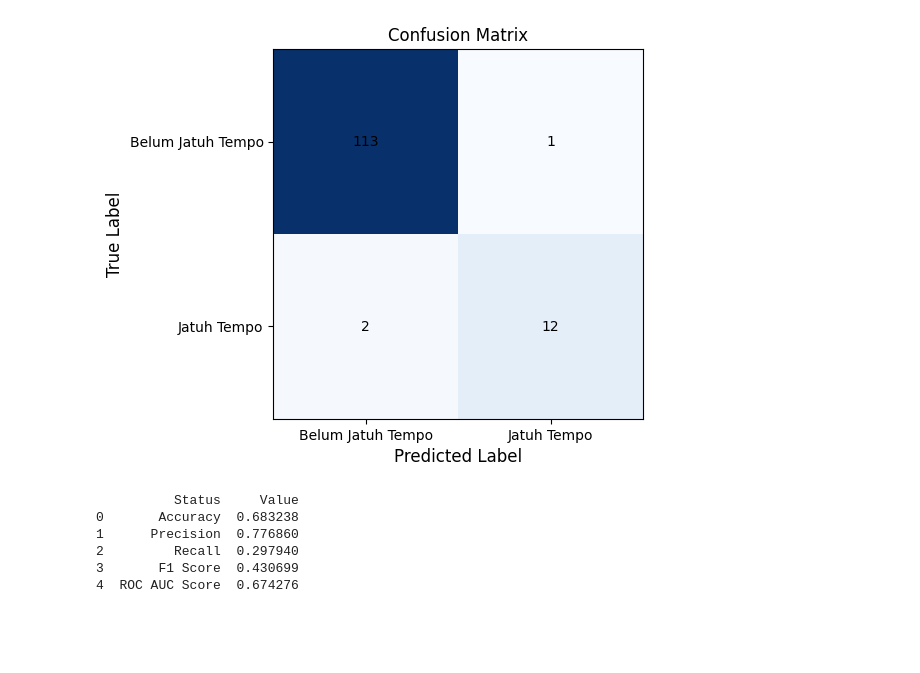
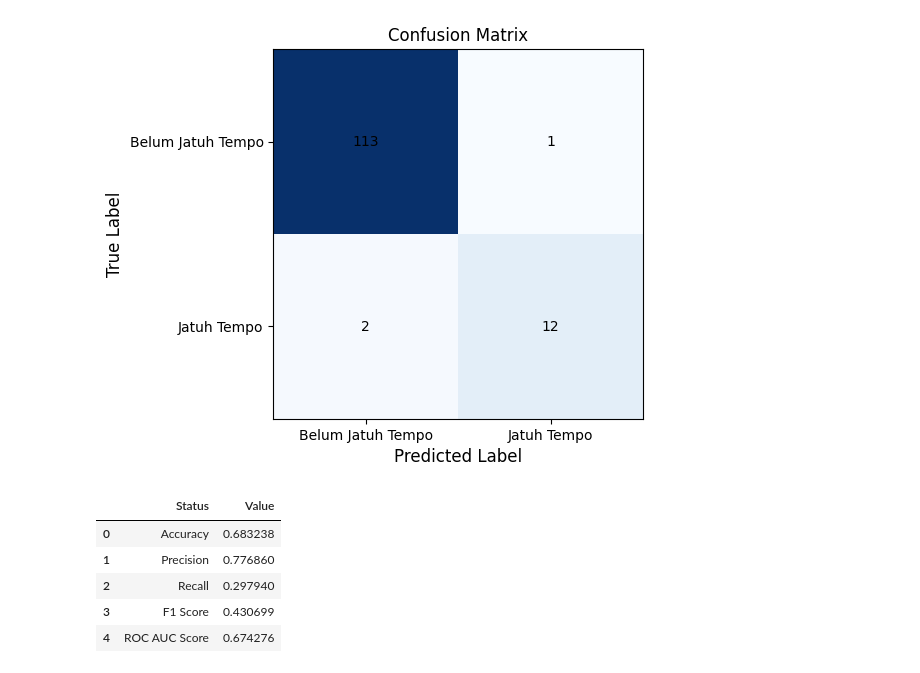
Before and after one commit to Griselda20/Artificial_Intelligence_FinalProject, a Jupyter notebook: Visualisasi/visualisasi_code.ipynb, the cells around one changed output. Cells and saved outputs as stored; diff of their text form; code cells hidden in the pictures; blank space fills up the shorter version.

```diff
--- a/Visualisasi/visualisasi_code.ipynb
+++ b/Visualisasi/visualisasi_code.ipynb
@@ -147,19 +147,23 @@ plt.show()
 [figure]
 # %%
 import pandas as pd
+from IPython.display import display, HTML
 
 # Create the DataFrame
 data = pd.DataFrame({
-    "Status": ["Accuracy", "Precision", "Recall", "F1 Score", "ROC AUC Score"],
-    "Value": [0.6832377310388783, 0.7768595041322314, 0.2979397781299525, 0.4306987399770905, 0.6742757798059735]
+  "Status": ["Accuracy", "Precision", "Recall", "F1 Score", "ROC AUC Score"],
+  "Value": [0.6832377310388783, 0.7768595041322314, 0.2979397781299525, 0.4306987399770905, 0.6742757798059735]
 })
 
-# Print the DataFrame
-print(data.to_string())
+# Convert the DataFrame to an HTML table
+html_table = data.to_html()
+
+# Display the HTML table
+display(HTML(html_table))
 # %% [output]
-          Status     Value
-0       Accuracy  0.683238
-1      Precision  0.776860
-2         Recall  0.297940
-3       F1 Score  0.430699
-4  ROC AUC Score  0.674276
+|  | Status | Value |
+| 0 | Accuracy | 0.683238 |
+| 1 | Precision | 0.776860 |
+| 2 | Recall | 0.297940 |
+| 3 | F1 Score | 0.430699 |
+| 4 | ROC AUC Score | 0.674276 |
```
